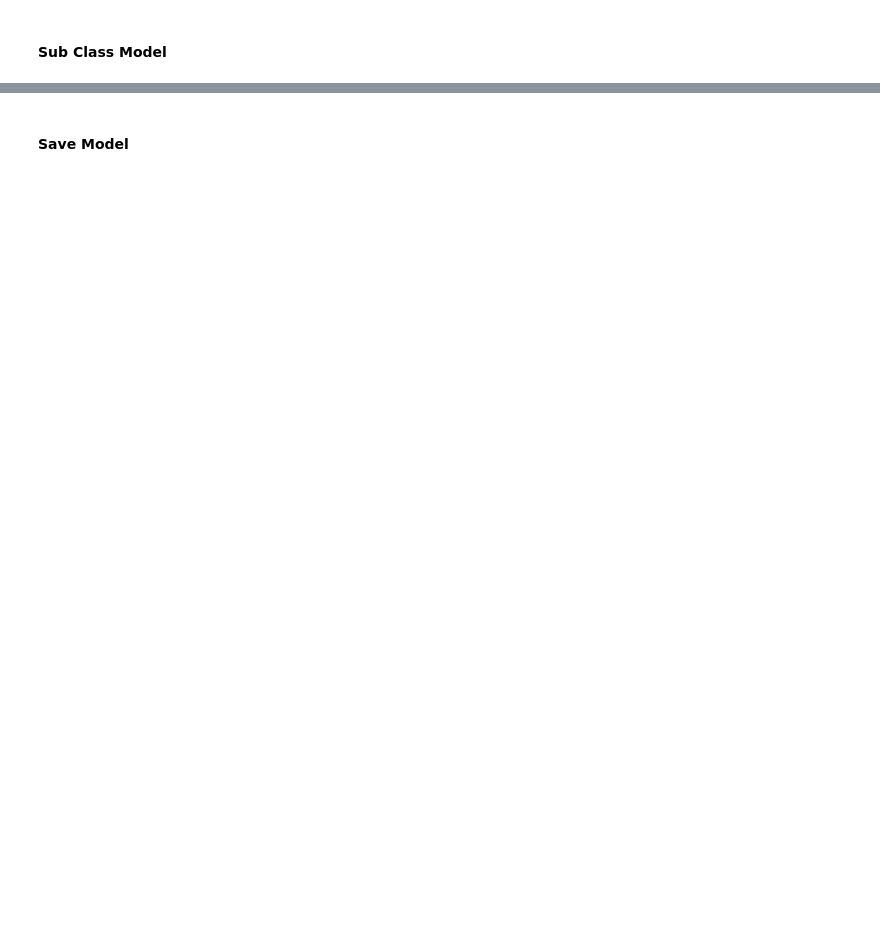
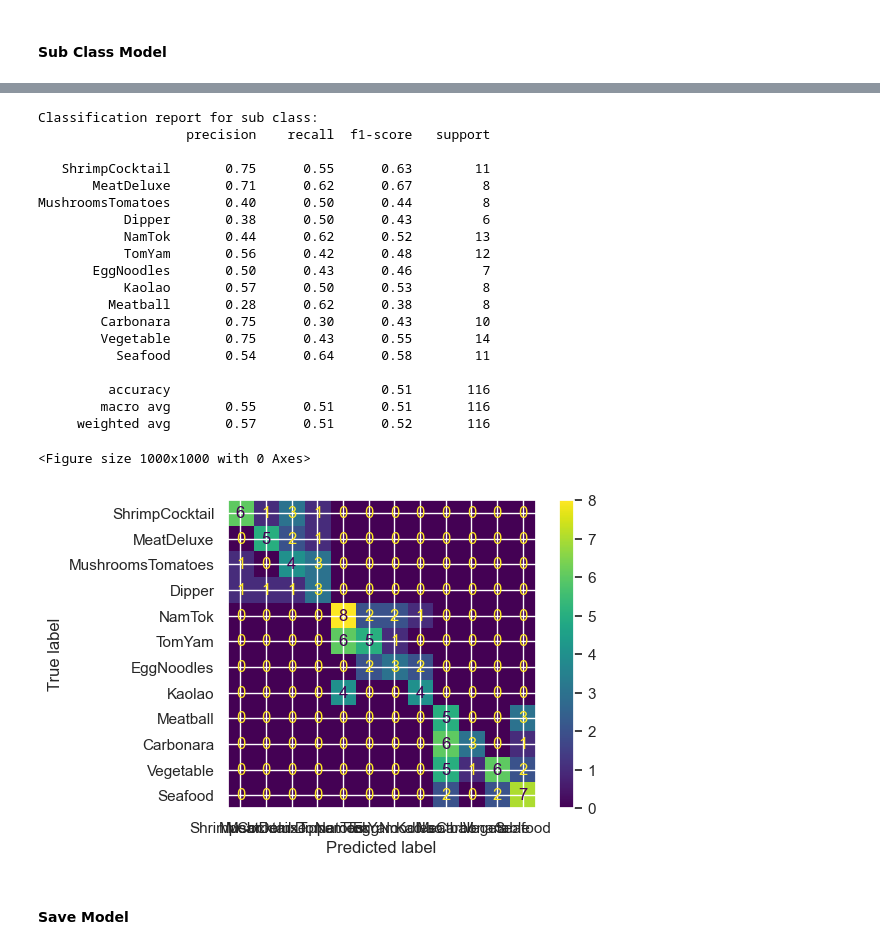
Before and after one commit to AthimetA/Chefbot, a Jupyter notebook: chefbot_Main.ipynb, the cells around one changed output, grey strips where cells are left out. Cells and saved outputs as stored; diff of their text form; code cells hidden in the pictures; blank space fills up the shorter version.

```diff
--- a/chefbot_Main.ipynb
+++ b/chefbot_Main.ipynb
@@ -1106,0 +1182,2 @@ MushroomsTomatoes       0.33      0.50      0.40         8
+# %%
+pred_interaction = modmodel.predict_interaction(X_test, y_test_main_class)
@@ -1107,3 +1186,27 @@ MushroomsTomatoes       0.33      0.50      0.40         8
+# %%
+modmodel.plot_result_subclass(np.argmax(y_test_sub_class, axis=1), pred_interaction)
+# %% [output]
+Classification report for sub class:
+                   precision    recall  f1-score   support
+
+   ShrimpCocktail       0.75      0.55      0.63        11
+       MeatDeluxe       0.71      0.62      0.67         8
+MushroomsTomatoes       0.40      0.50      0.44         8
+           Dipper       0.38      0.50      0.43         6
+           NamTok       0.44      0.62      0.52        13
+           TomYam       0.56      0.42      0.48        12
+       EggNoodles       0.50      0.43      0.46         7
+           Kaolao       0.57      0.50      0.53         8
+         Meatball       0.28      0.62      0.38         8
+        Carbonara       0.75      0.30      0.43        10
+        Vegetable       0.75      0.43      0.55        14
+          Seafood       0.54      0.64      0.58        11
+
+         accuracy                           0.51       116
+        macro avg       0.55      0.51      0.51       116
+     weighted avg       0.57      0.51      0.52       116
+<Figure size 1000x1000 with 0 Axes>
+[figure, added]
 # %% [markdown]
 #### **Save Model**
 # %%
```
Also changed, not shown: parts of 19 cells of this notebook, 10 other files.
